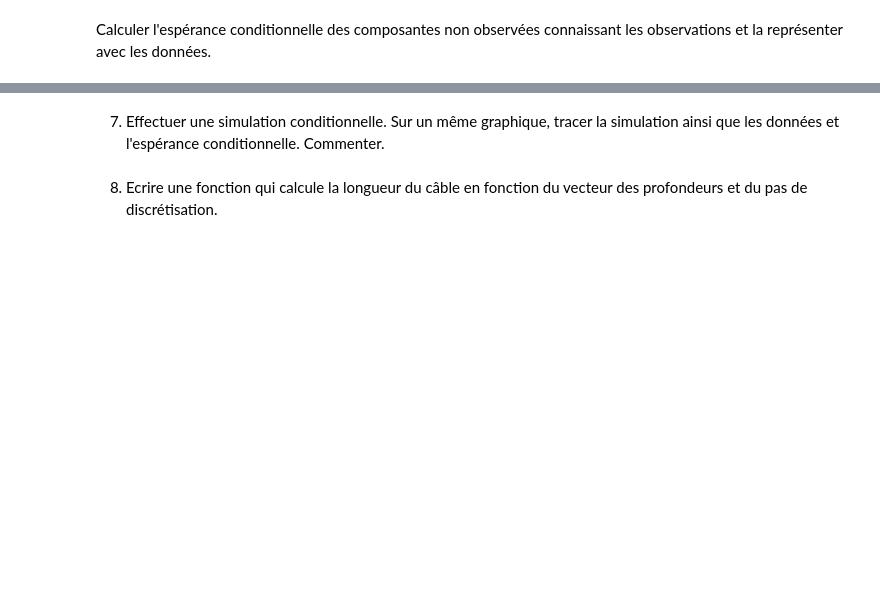
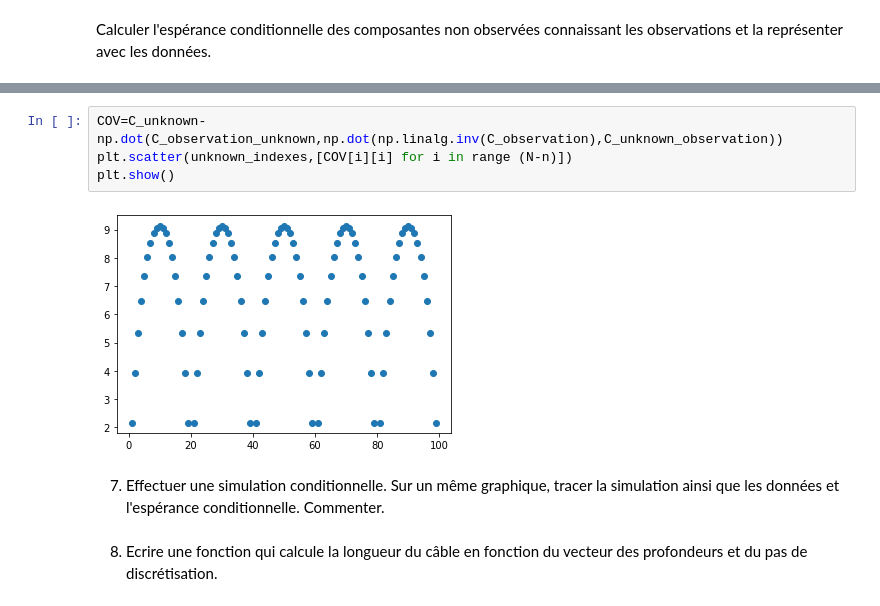
Before and after one commit to eva-decorps/projet_num-rique_proba_floref_eva, a Jupyter notebook: notebook_proba.ipynb, the cells around one changed output, grey strips where cells are left out. Cells and saved outputs as stored; diff of their text form; blank space fills up the shorter version.

```diff
--- a/notebook_proba.ipynb
+++ b/notebook_proba.ipynb
@@ -237,3 +233,9 @@ Calculer la matrice de variance conditionnelle et tracer sa diagonale (variance
+# %%
+COV=C_unknown-np.dot(C_observation_unknown,np.dot(np.linalg.inv(C_observation),C_unknown_observation))
+plt.scatter(unknown_indexes,[COV[i][i] for i in range (N-n)])
+plt.show()
+# %% [output]
+[figure, added]
 # %% [markdown]
 7. Effectuer une simulation conditionnelle. Sur un même graphique, tracer la simulation ainsi que les données et l'espérance conditionnelle. Commenter.
 # %% [markdown]
```
Also changed, not shown: parts of 7 cells of this notebook.
